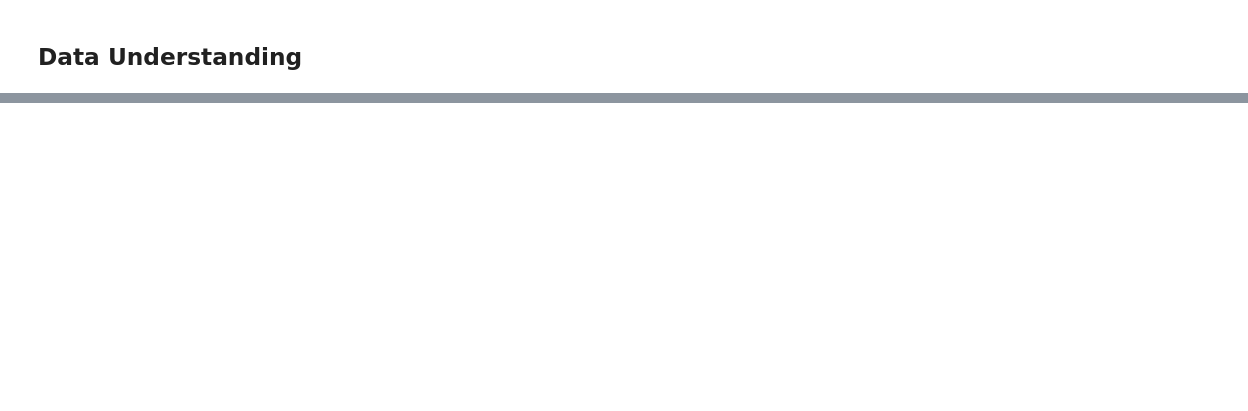
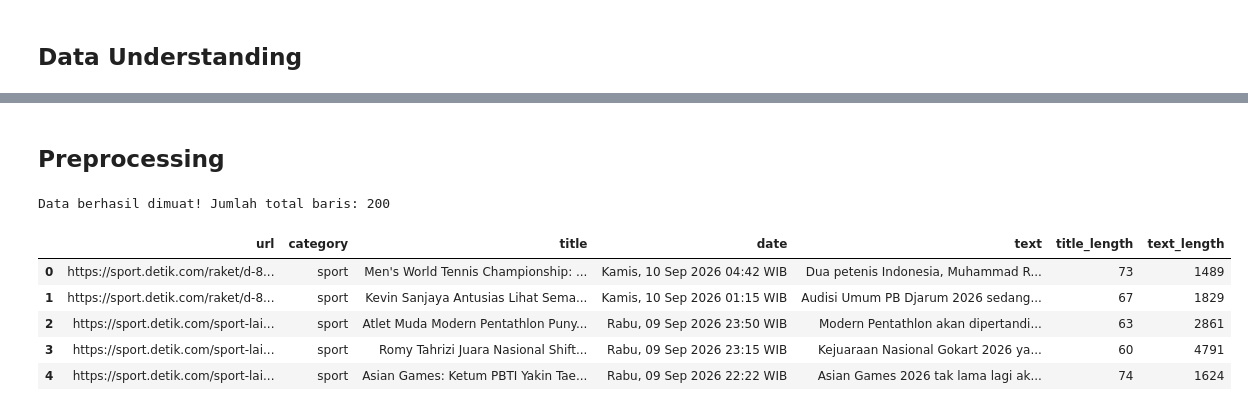
Before and after one commit to wildan2312/PPW, a Jupyter notebook: ppw-task/_build/jupyter_execute/scrapping.ipynb, the cells around one changed output, grey strips where cells are left out. Drawn from its saved outputs; the diff is of its cells as text; code cells hidden in the pictures; blank space fills up the shorter version.

```diff
--- a/ppw-task/_build/jupyter_execute/scrapping.ipynb
+++ b/ppw-task/_build/jupyter_execute/scrapping.ipynb
@@ -292,0 +326,19 @@ Duplikat berdasarkan Judul: 0
+# %% [markdown]
+## **Preprocessing**
+# %%
+import pandas as pd
+
+# Memuat dataset yang sudah disimpan sebelumnya
+# Sesuaikan path jika lokasi folder berbeda (misal: 'hasil_scrapping_detik_200.csv' atau 'dataset/hasil_scrapping_detik_200.csv')
+df = pd.read_csv('dataset/hasil_scrapping_detik_200.csv')
+
+print(f"Data berhasil dimuat! Jumlah total baris: {len(df)}")
+display(df.head())
+# %% [output]
+Data berhasil dimuat! Jumlah total baris: 200
+|  | url | category | title | date | text | title_length | text_length |
+| 0 | https://sport.detik.com/raket/d-8... | sport | Men's World Tennis Championship: ... | Kamis, 10 Sep 2026 04:42 WIB | Dua petenis Indonesia, Muhammad R... | 73 | 1489 |
+| 1 | https://sport.detik.com/raket/d-8... | sport | Kevin Sanjaya Antusias Lihat Sema... | Kamis, 10 Sep 2026 01:15 WIB | Audisi Umum PB Djarum 2026 sedang... | 67 | 1829 |
+| 2 | https://sport.detik.com/sport-lai... | sport | Atlet Muda Modern Pentathlon Puny... | Rabu, 09 Sep 2026 23:50 WIB | Modern Pentathlon akan dipertandi... | 63 | 2861 |
+| 3 | https://sport.detik.com/sport-lai... | sport | Romy Tahrizi Juara Nasional Shift... | Rabu, 09 Sep 2026 23:15 WIB | Kejuaraan Nasional Gokart 2026 ya... | 60 | 4791 |
+| 4 | https://sport.detik.com/sport-lai... | sport | Asian Games: Ketum PBTI Yakin Tae... | Rabu, 09 Sep 2026 22:22 WIB | Asian Games 2026 tak lama lagi ak... | 74 | 1624 |
```
Also changed, not shown: parts of 11 cells of this notebook, 7 other files.
